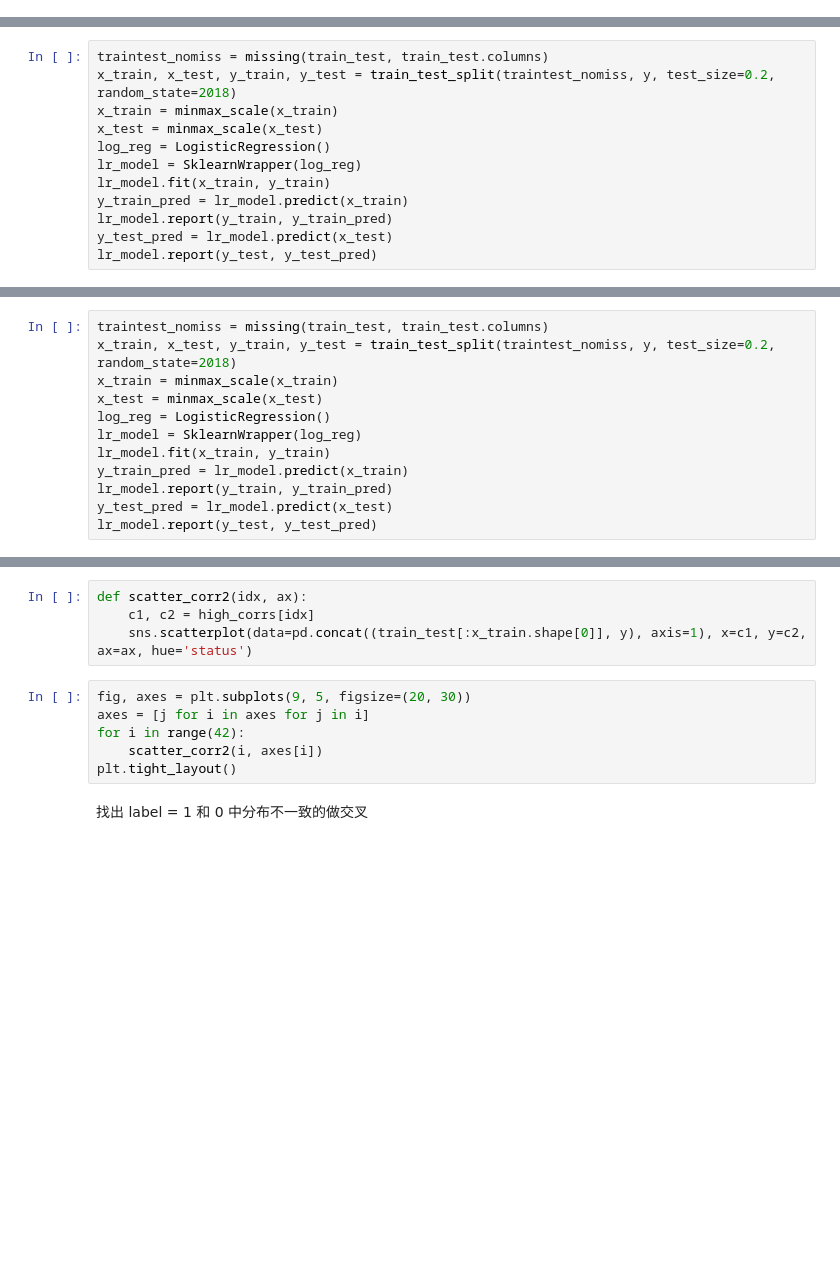
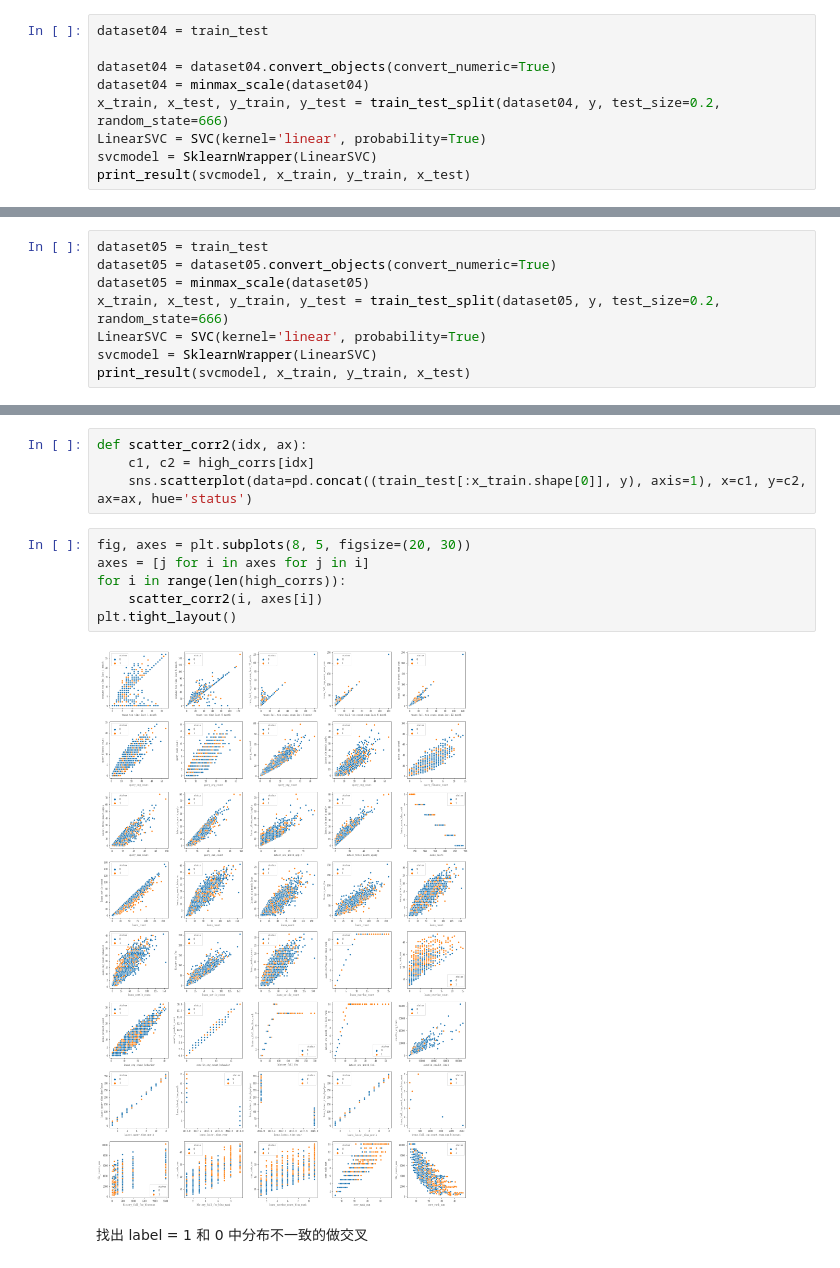
Before and after one commit to hotheat/FinancialData, a Jupyter notebook: 金融数据-不填充缺失值.ipynb, the cells around one changed output, grey strips where cells are left out. Cells and saved outputs as stored; diff of their text form; blank space fills up the shorter version.

```diff
--- a/金融数据-不填充缺失值.ipynb
+++ b/金融数据-不填充缺失值.ipynb
@@ -443,0 +529,9 @@ LogisticRegression AUC：
+# %%
+dataset04 = train_test
+
+dataset04 = dataset04.convert_objects(convert_numeric=True)
+dataset04 = minmax_scale(dataset04)
+x_train, x_test, y_train, y_test = train_test_split(dataset04, y, test_size=0.2, random_state=666)
+LinearSVC = SVC(kernel='linear', probability=True)
+svcmodel = SklearnWrapper(LinearSVC)
+print_result(svcmodel, x_train, y_train, x_test)
@@ -572,15 +686,3 @@ to_del_highcorr = ['first_transaction_day', 'apply_score',
                    'loans_settle_count', 'loans_org_count_current', 'loans_product_count']
 # %%
 train_test.drop(['loans_org_count_current', 'loans_cash_count', 'first_transaction_day', 'apply_score'], axis=1, inplace=True)
-# %%
-traintest_nomiss = missing(train_test, train_test.columns)
-x_train, x_test, y_train, y_test = train_test_split(traintest_nomiss, y, test_size=0.2, random_state=2018)
-x_train = minmax_scale(x_train)
-x_test = minmax_scale(x_test)
-log_reg = LogisticRegression()
-lr_model = SklearnWrapper(log_reg)
-lr_model.fit(x_train, y_train)
-y_train_pred = lr_model.predict(x_train)
-lr_model.report(y_train, y_train_pred)
-y_test_pred = lr_model.predict(x_test)
-lr_model.report(y_test, y_test_pred)
@@ -678,15 +759,3 @@ for i, v in enumerate(numpercent_tr_te.columns):
     numpercent_tr_te[v] = np.where(numpercent_tr_te[v]>bins[i], 1, 0)
 # %%
 train_test[numpercent_tr_te.columns] = numpercent_tr_te
-# %%
-traintest_nomiss = missing(train_test, train_test.columns)
-x_train, x_test, y_train, y_test = train_test_split(traintest_nomiss, y, test_size=0.2, random_state=2018)
-x_train = minmax_scale(x_train)
-x_test = minmax_scale(x_test)
-log_reg = LogisticRegression()
-lr_model = SklearnWrapper(log_reg)
-lr_model.fit(x_train, y_train)
-y_train_pred = lr_model.predict(x_train)
-lr_model.report(y_train, y_train_pred)
-y_test_pred = lr_model.predict(x_test)
-lr_model.report(y_test, y_test_pred)
@@ -875,0 +891,8 @@ LogisticRegression AUC：
+# %%
+dataset05 = train_test
+dataset05 = dataset05.convert_objects(convert_numeric=True)
+dataset05 = minmax_scale(dataset05)
+x_train, x_test, y_train, y_test = train_test_split(dataset05, y, test_size=0.2, random_state=666)
+LinearSVC = SVC(kernel='linear', probability=True)
+svcmodel = SklearnWrapper(LinearSVC)
+print_result(svcmodel, x_train, y_train, x_test)
@@ -919,11 +965,13 @@ def scatter_corr2(idx, ax):
     c1, c2 = high_corrs[idx]
     sns.scatterplot(data=pd.concat((train_test[:x_train.shape[0]], y), axis=1), x=c1, y=c2, ax=ax, hue='status')
 # %%
-fig, axes = plt.subplots(9, 5, figsize=(20, 30))
+fig, axes = plt.subplots(8, 5, figsize=(20, 30))
 axes = [j for i in axes for j in i]
-for i in range(42):
+for i in range(len(high_corrs)):
     scatter_corr2(i, axes[i])
 plt.tight_layout()
+# %% [output]
+[figure, added]
 # %% [markdown]
 找出 label = 1 和 0 中分布不一致的做交叉
 # %%
```
Also changed, not shown: parts of 61 cells of this notebook, 3 other files.
